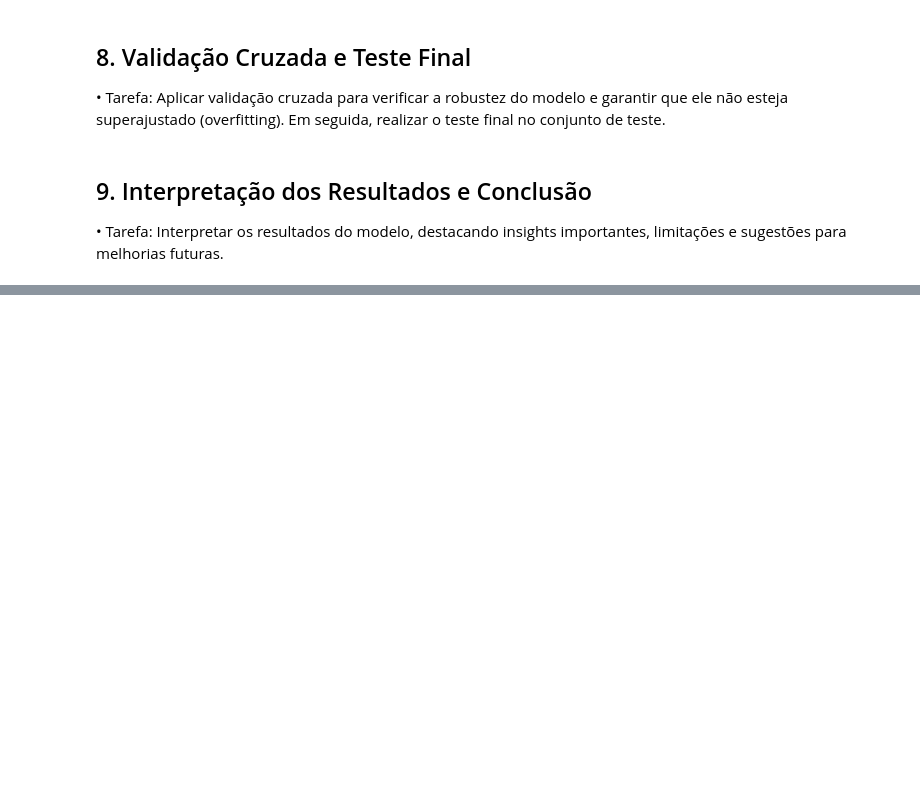
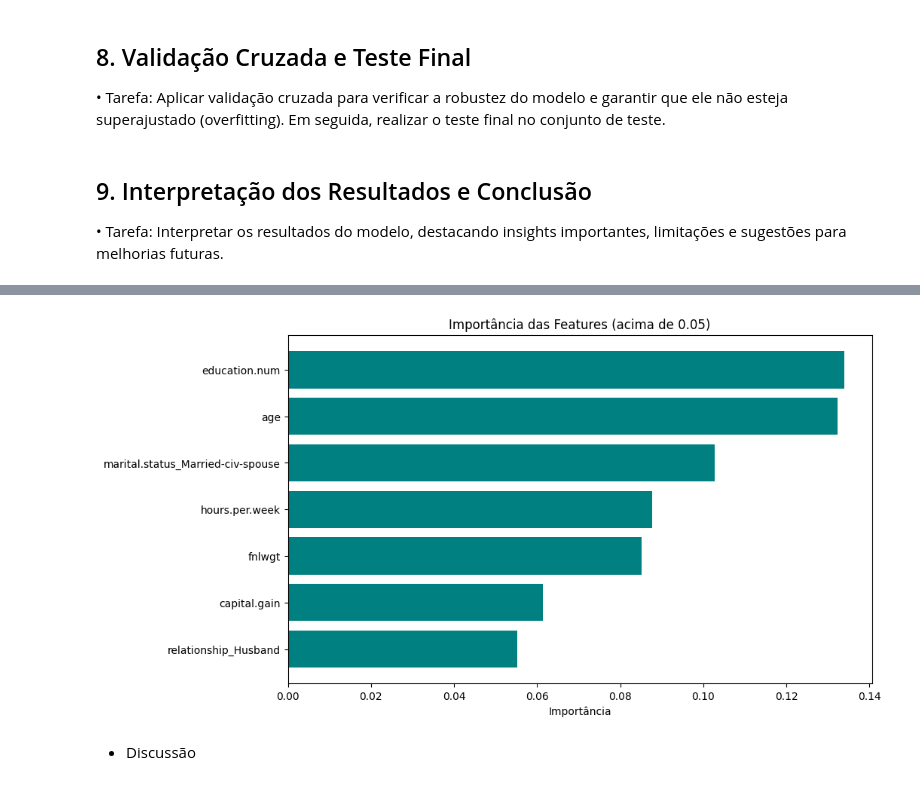
Before and after one commit to Jaquerida/adult_census, a Jupyter notebook: adult_census_income.ipynb, the cells around one changed output, grey strips where cells are left out. Drawn from its saved outputs; the diff is of its cells as text; code cells hidden in the pictures; blank space fills up the shorter version.

```diff
--- a/adult_census_income.ipynb
+++ b/adult_census_income.ipynb
@@ -328,0 +593,44 @@ You can try to debug the error by setting error_score='raise'.
+# %%
+import matplotlib.pyplot as plt
+import pandas as pd
+
+def plot_feature_importance(model, num_cols, cat_cols, min_importance=0.10):
+    """
+    Plota a importância das features do modelo RandomForest, filtrando as features com
+    importância acima de um valor mínimo.
+
+    Parameters:
+    - model: O modelo treinado (incluindo pré-processamento).
+    - num_cols: Lista com os nomes das colunas numéricas.
+    - cat_cols: Lista com os nomes das colunas categóricas.
+    - min_importance: Valor mínimo de importância para filtrar as features (default: 0.10).
+    """
+    # Obter a importância das features
+    importances = model.named_steps['classifier'].feature_importances_
+
+    # Criar um dataframe com as importâncias e os nomes das features
+    feature_names = num_cols.tolist() + list(model.named_steps['preprocessor'].transformers_[1][1].get_feature_names_out(cat_cols))
+    feature_importance_df = pd.DataFrame({
+        'Feature': feature_names,
+        'Importance': importances
+    })
+
+    # Filtrar as features com importância maior que o valor mínimo especificado
+    feature_importance_df_filtered = feature_importance_df[feature_importance_df['Importance'] > min_importance]
+
+    # Ordenar pela importância
+    feature_importance_df_filtered = feature_importance_df_filtered.sort_values(by='Importance', ascending=False)
+
+    # Plotar a importância das features filtradas
+    plt.figure(figsize=(10, 6))
+    plt.barh(feature_importance_df_filtered['Feature'], feature_importance_df_filtered['Importance'], color='teal')
+    plt.xlabel('Importância')
+    plt.title(f'Importância das Features (acima de {min_importance})')
+    plt.gca().invert_yaxis()  # Inverter o eixo y para mostrar a feature mais importante no topo
+    plt.show()
+# %%
+plot_feature_importance(grid_search.best_estimator_, num_cols, cat_cols, min_importance=0.05)
+# %% [output]
+[figure, added]
+# %% [markdown]
+- Discussão
```
Also changed, not shown: parts of 37 cells of this notebook, 1 other file.
